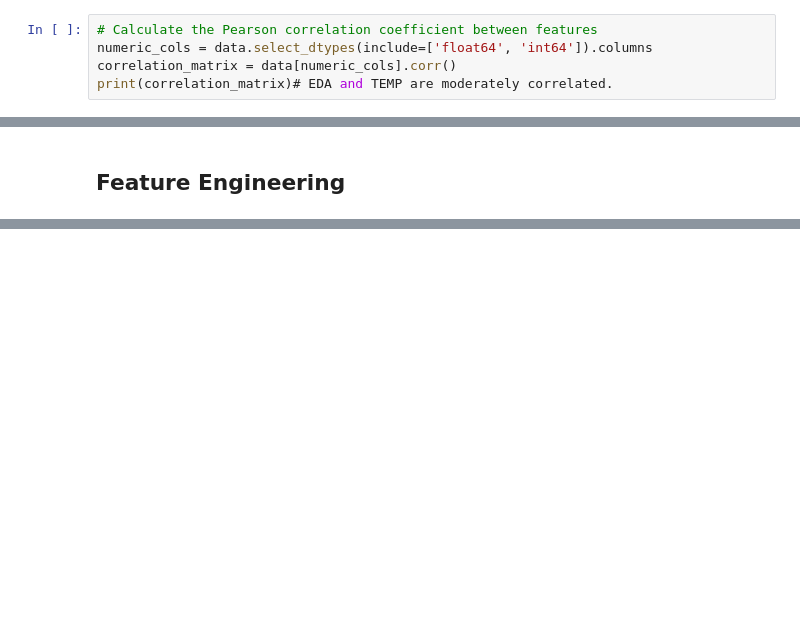
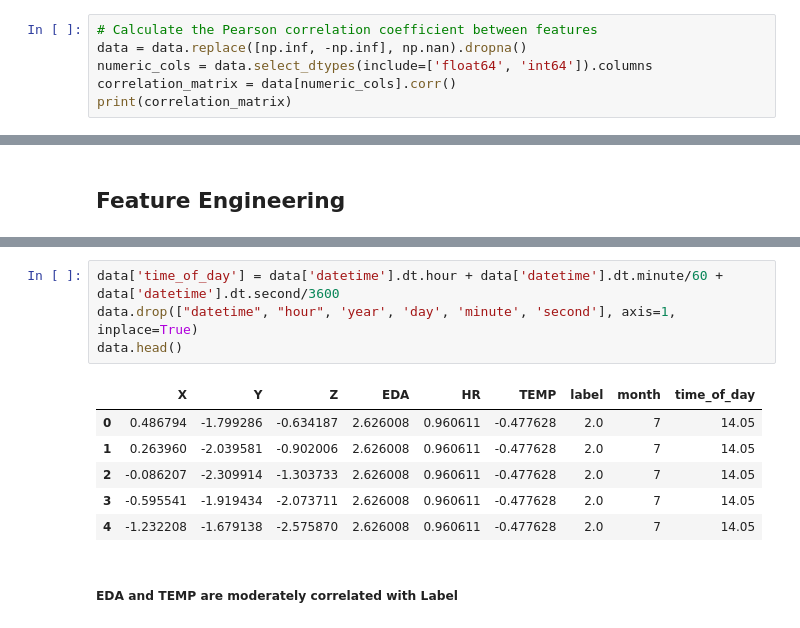
Before and after one commit to nutco21ris/nurse-stress-prediction, a Jupyter notebook: nurse-stress-sensor.ipynb, the cells around one changed output, grey strips where cells are left out. Drawn from its saved outputs; the diff is of its cells as text; blank space fills up the shorter version.

```diff
--- a/nurse-stress-sensor.ipynb
+++ b/nurse-stress-sensor.ipynb
@@ -262,9 +276,10 @@ visualizer.plot_all()
 [figure]
 # %%
 # Calculate the Pearson correlation coefficient between features
+data = data.replace([np.inf, -np.inf], np.nan).dropna()
 numeric_cols = data.select_dtypes(include=['float64', 'int64']).columns
 correlation_matrix = data[numeric_cols].corr()
-print(correlation_matrix)# EDA and TEMP are moderately correlated.
+print(correlation_matrix)
 # %% [output]
               X         Y         Z       EDA        HR      TEMP     label
 X      1.000000  0.061378  0.197679 -0.129872  0.128854  0.026448 -0.009016
@@ -291,0 +396,13 @@ data.drop(["datetime"], axis=1).corr()
+# %%
+data['time_of_day'] = data['datetime'].dt.hour + data['datetime'].dt.minute/60 + data['datetime'].dt.second/3600
+data.drop(["datetime", "hour", 'year', 'day', 'minute', 'second'], axis=1, inplace=True)
+data.head()
+# %% [output]
+|  | X | Y | Z | EDA | HR | TEMP | label | month | time_of_day |
+| 0 | 0.486794 | -1.799286 | -0.634187 | 2.626008 | 0.960611 | -0.477628 | 2.0 | 7 | 14.05 |
+| 1 | 0.263960 | -2.039581 | -0.902006 | 2.626008 | 0.960611 | -0.477628 | 2.0 | 7 | 14.05 |
+| 2 | -0.086207 | -2.309914 | -1.303733 | 2.626008 | 0.960611 | -0.477628 | 2.0 | 7 | 14.05 |
+| 3 | -0.595541 | -1.919434 | -2.073711 | 2.626008 | 0.960611 | -0.477628 | 2.0 | 7 | 14.05 |
+| 4 | -1.232208 | -1.679138 | -2.575870 | 2.626008 | 0.960611 | -0.477628 | 2.0 | 7 | 14.05 |
+# %% [markdown]
+##### EDA and TEMP are moderately correlated with Label
```
Also changed, not shown: parts of 23 cells of this notebook.
